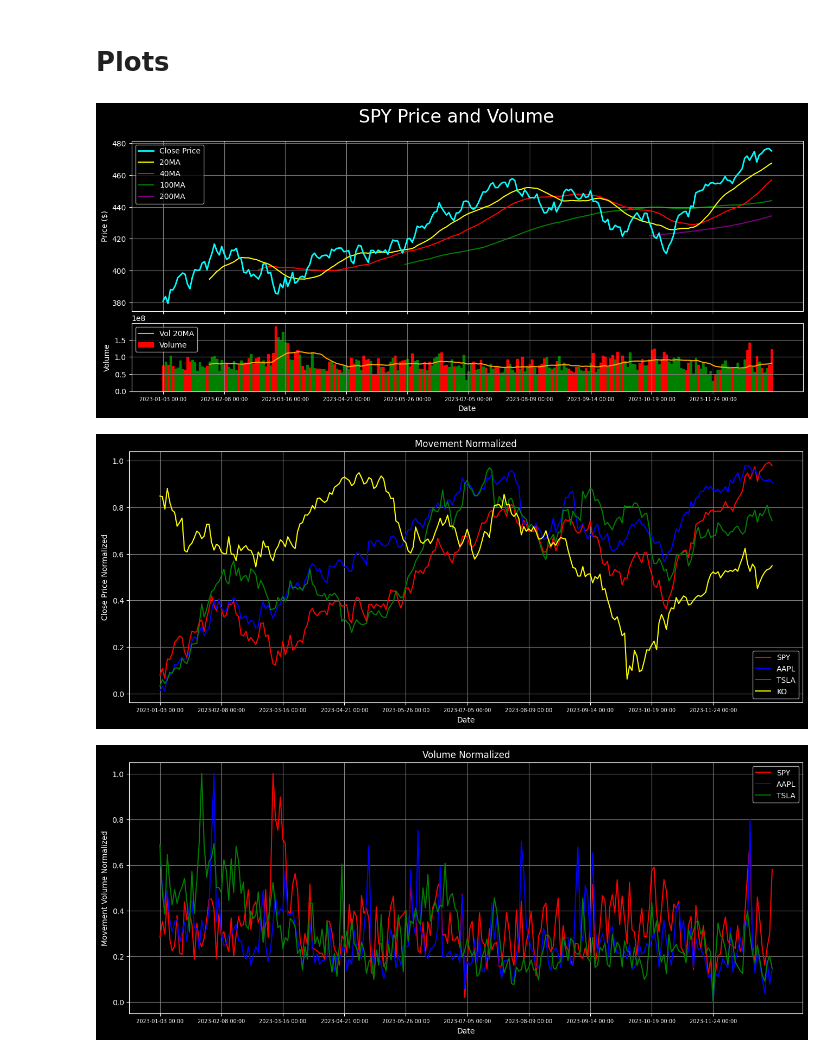
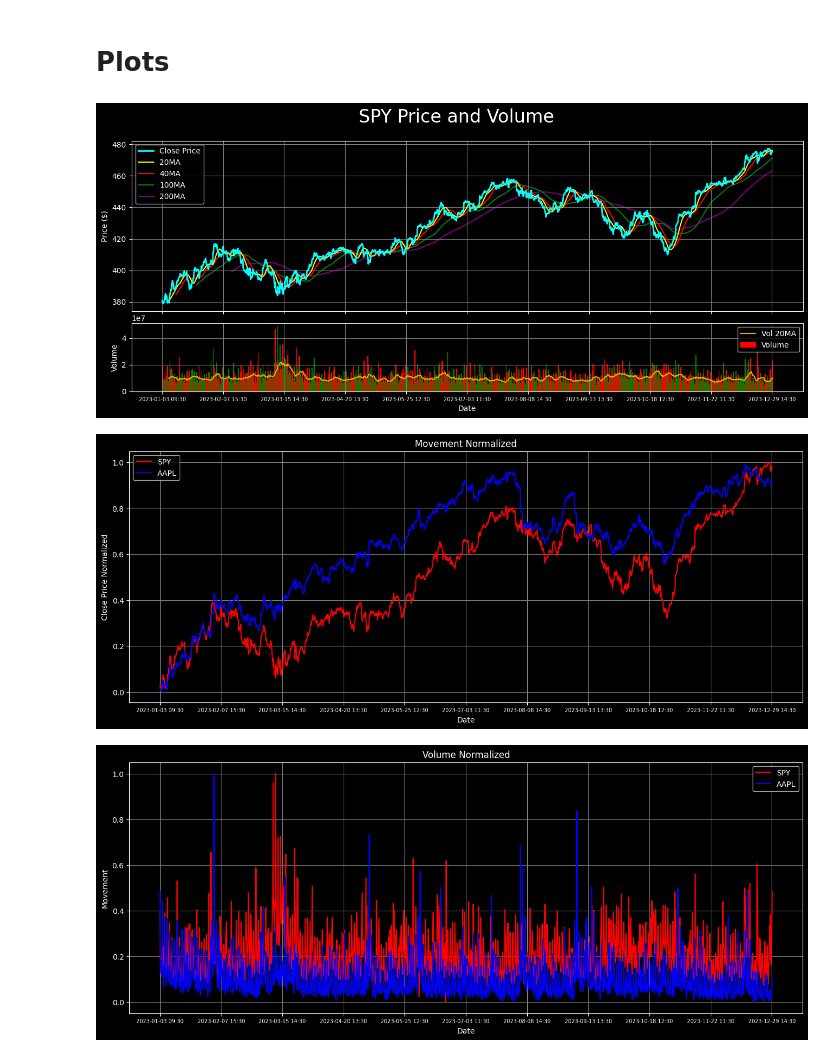
Before and after one commit to AndryADSM/Asset-Analyzer, a Jupyter notebook: asset_analyzer.ipynb, the cells around one changed output. Drawn from its saved outputs; the diff is of its cells as text; code cells hidden in the pictures.

```diff
--- a/asset_analyzer.ipynb
+++ b/asset_analyzer.ipynb
@@ -122,8 +123,8 @@ def download_data(
         data.columns = pd.MultiIndex.from_product([tickers, data.columns], names=['Ticker', 'Price'])
     return data[tickers]
 
-tickers = ['SPY', 'AAPL', 'TSLA', 'KO']#, 'DIS', 'BAC', 'XOM', 'GLD', 'CMG', 'USO', 'META']
+tickers = ['SPY', 'AAPL']#, 'TSLA', 'KO']#, 'DIS', 'BAC', 'XOM', 'GLD', 'CMG', 'USO', 'META']
 # ['SPY', 'AAPL', 'META', 'GOOGL', 'MSFT', 'NFLX', 'DIS', 'AMZN', 'TSLA', 'MRNA', 'CMG', 'AMD', 'NVDA', 'BAC', 'XOM', 'CVX', 'USO', 'SLV', 'GLD']
-data = download_data(tickers, '2023-01-01', '2024-01-01')
-data
+data = download_data(tickers, '2023-01-01', '2024-01-01', '1h')
+# data
 # %% [output]
@@ -148,5 +134,5 @@ data
 # %%
-def get_pct_returns(
+def pct_returns_daily(
     data:      pd.DataFrame,
     *,
     round_val: int  = 6,
@@ -158,7 +144,7 @@ def get_pct_returns(
 
     ### Params
     data: pd.DataFrame
-        takes unmodified data
+        takes data of interval '1d' and no modifications
     as_pct: bool=True
         if True values are expressed as percentages (e.g. 1.23 (%)), if False as decimals (e.g. 0.0123)
     """
@@ -167,14 +153,14 @@ def get_pct_returns(
 
     for tk in data.columns.get_level_values(0).unique():
         # Intraday, open to close
-        returns[tk, 'Intraday_ret'] = (data[tk, 'Close'] - data[tk, 'Open']) / data[tk, 'Open'] * 100
+        returns[tk, 'Intraday'] = (data[tk, 'Close'] - data[tk, 'Open']) / data[tk, 'Open'] * 100
         # Overnight, close of previous day and todays open
-        returns[tk, 'Overnight_ret'] = (data[tk, 'Open'] - data[tk, 'Close'].shift(1)) / data[tk, 'Close'].shift(1) * 100
+        returns[tk, 'Overnight'] = (data[tk, 'Open'] - data[tk, 'Close'].shift(1)) / data[tk, 'Close'].shift(1) * 100
         # Daily, close to close
-        returns[tk, 'Daily_ret'] = data[tk, 'Close'].pct_change() * 100
+        returns[tk, 'Daily'] = data[tk, 'Close'].pct_change() * 100
         # Weekly and 2-3-4-week, 5 days apart per week close to close
         for week, shift in [(i, i * 5) for i in range(1, 5)]:
-            returns[tk, f'{week}week_ret'] = (data[tk, 'Close'] - data[tk, 'Close'].shift(shift)) / data[tk, 'Close'].shift(shift) * 100
+            returns[tk, f'{week}week'] = (data[tk, 'Close'] - data[tk, 'Close'].shift(shift)) / data[tk, 'Close'].shift(shift) * 100
 
     returns = returns.round(round_val)
 
@@ -184,6 +170,6 @@ def get_pct_returns(
 
     return returns
 
-returns = get_pct_returns(data)
+returns = pct_returns_daily(data)
 returns.head(10)
 # %% [output]
@@ -333,6 +373,6 @@ top_results(insights, top=4, bot=2, round_val=2)
 ... (9 outputs left out)
 # %%
-def get_normalized_values(
+def normalize_values(
     data:   pd.DataFrame,
     *,
     volume: bool = True
@@ -360,7 +400,7 @@ def get_normalized_values(
 
     return norm_prices
 
-data_norm = get_normalized_values(data)
+data_norm = normalize_values(data)
 data_norm
 # %% [output]
 | Ticker | SPY |  |  |  |  |  | AAPL |  | ... |
@@ -512,10 +556,13 @@ def plot_price_vol(
     data: takes unmodified data
     """
 
+    date_format = '%Y-%m-%d'
+    if data.index.name == 'Datetime':
+        date_format = '%Y-%m-%d %H:%M'
     data_to_plot = data.loc[start:end][ticker]
-    data_to_plot.index = data_to_plot.index.strftime('%Y-%m-%d %H:%M')
+    data_to_plot.index = data_to_plot.index.strftime(date_format)
     data_ma = data[ticker]
-    data_ma.index = data_ma.index.strftime('%Y-%m-%d %H:%M')
+    data_ma.index = data_ma.index.strftime(date_format)
 
     # Plot
     with plt.style.context(style):
@@ -575,7 +622,7 @@ def plot_price_vol(
 
 plot_price_vol(data, 'SPY')
 # %% [output]
-[figure, old version]
+[figure, new version]
 # %%
 def plot_norm_moves(
     data_norm: pd.DataFrame,
@@ -600,8 +647,12 @@ def plot_norm_moves(
     # Default color palette of 12 colors
     if colors == ['default']:
         colors = ['red', 'blue', 'green', 'yellow', 'magenta', 'cyan', 'purple', 'orange', 'lightblue', 'lightgreen', 'brown', 'gray']
+    # Date Format
+    date_format = '%Y-%m-%d'
+    if data_norm.index.name == 'Datetime':
+        date_format = '%Y-%m-%d %H:%M'
     data_to_plot = data_norm.loc[start:end][tickers]
-    data_to_plot.index = data_to_plot.index.strftime('%Y-%m-%d %H:%M')
+    data_to_plot.index = data_to_plot.index.strftime(date_format)
 
     # Plot
     with plt.style.context(style):
@@ -620,7 +671,7 @@ def plot_norm_moves(
 
 plot_norm_moves(data_norm)
 # %% [output]
-[figure, old version]
+[figure, new version]
 # %%
 def plot_norm_vol(
     data_norm: pd.DataFrame,
@@ -630,36 +681,40 @@ def plot_norm_vol(
     *,
     style:     str        = 'dark_background',
     figsize:   tuple[int] = (16, 6),
     colors:    list[str]  = ['red', 'blue', 'green'],
     legendloc: str | None = None
 ) -> None:
 
     """
     Plot movement of the volume normalized
     """
+
     if tickers == ['first_three']:
         tickers = returns.columns.get_level_values(0).unique()[:3]
+    date_format = '%Y-%m-%d'
+    if data_norm.index.name == 'Datetime':
+        date_format = '%Y-%m-%d %H:%M'
     data_to_plot = data_norm.loc[start:end][tickers]
-    data_to_plot.index = data_to_plot.index.strftime('%Y-%m-%d %H:%M')
+    data_to_plot.index = data_to_plot.index.strftime(date_format)
 
     # Plot
     with plt.style.context(style):
         plt.figure(figsize=figsize)
         plt.title('Volume Normalized')
 
         for ticker, color in zip(tickers, colors):
             plt.plot(data_to_plot[ticker, 'Volume_norm'], label=ticker, color=color)
 
         plt.grid(which='major', color='grey')
         plt.xticks(np.arange(len(data_to_plot), step=max(len(data_to_plot) // 10, 1)), size=7)
         plt.xlabel('Date')
-        plt.ylabel('Movement Volume Normalized')
+        plt.ylabel('Movement')
         plt.legend(loc=legendloc)
         plt.show()
 
 plot_norm_vol(data_norm)
 # %% [output]
-[figure, old version]
+[figure, new version]
 # %%
 def plot_dist_ret(
     returns:  pd.DataFrame,
```
Also changed, not shown: parts of 20 cells of this notebook.
